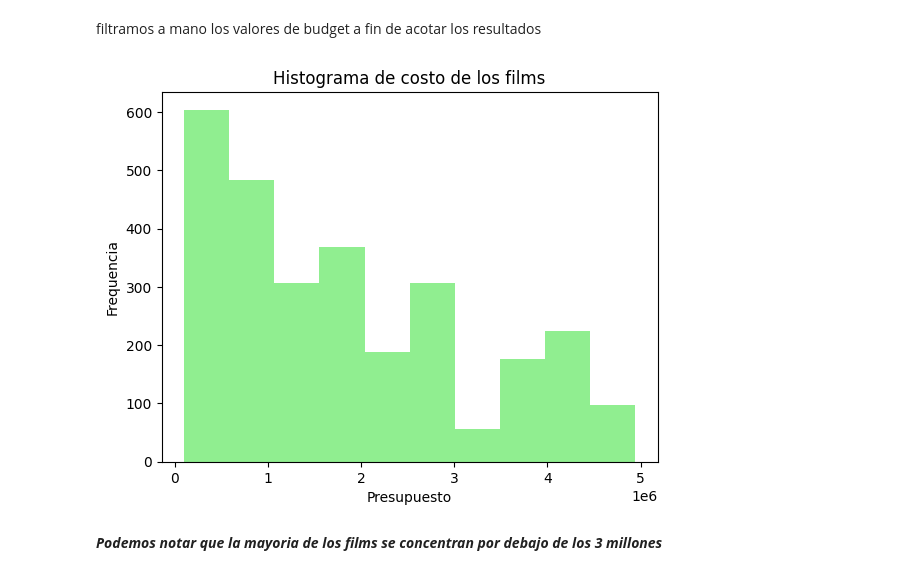
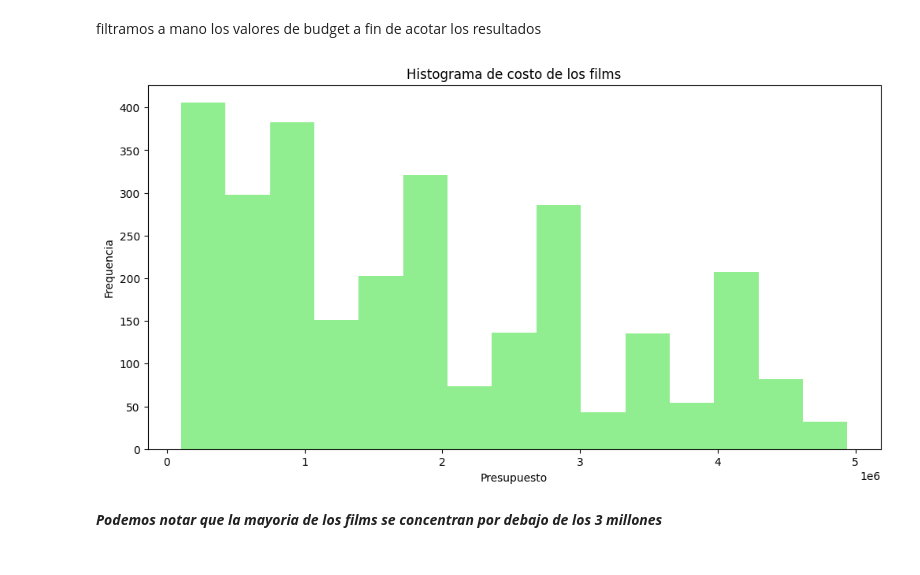
Before and after one commit to FerchoHenry/fmgc-pimlops, a Jupyter notebook: reports/EDA.ipynb, the cells around one changed output. Saved outputs shown, nothing was run; the diff lists cells and outputs as text; code cells hidden in the pictures.

```diff
--- a/reports/EDA.ipynb
+++ b/reports/EDA.ipynb
@@ -121,13 +121,14 @@ filtramos a mano los valores de budget a fin de acotar los resultados
 # %%
 budget_filtrada = df[(df['budget'] > 100000) & (df['budget'] < 5000000)]
 # %%
-plt.hist(budget_filtrada['budget'], bins=10 , color = "lightgreen")
+plt.figure(figsize=(12,6))
+plt.hist(budget_filtrada['budget'], bins=15 , color = "lightgreen")
 plt.xlabel('Presupuesto')
 plt.ylabel('Frequencia')
 plt.title('Histograma de costo de los films')
 plt.show()
 # %% [output]
-[figure, old version]
+[figure, new version]
 # %% [markdown]
 **_Podemos notar que la mayoria de los films se concentran por debajo de los 3 millones_**
 # %% [markdown]
```
Also changed, not shown: parts of 15 cells of this notebook.
